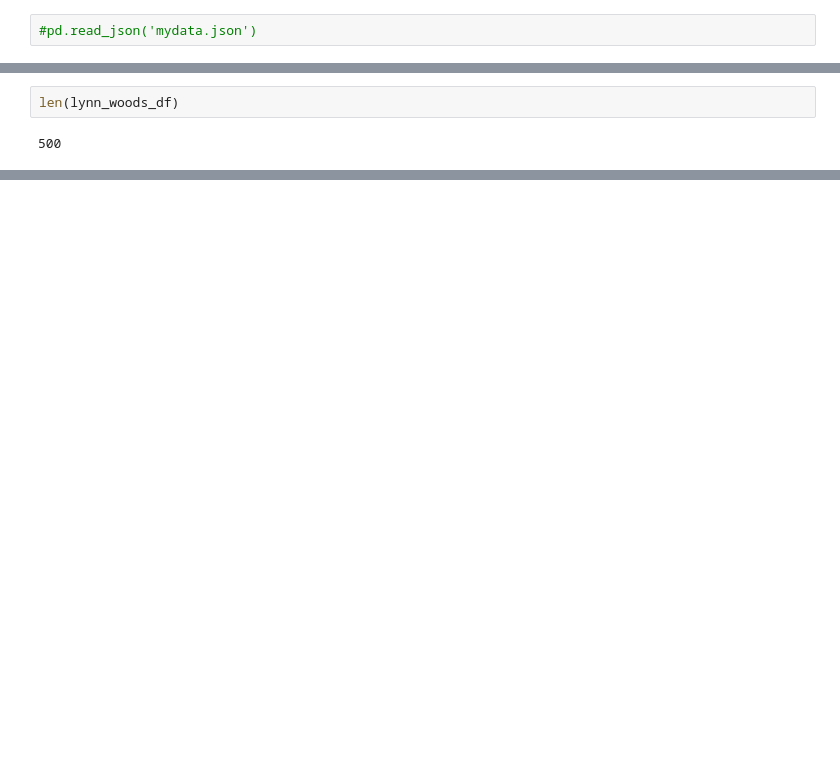
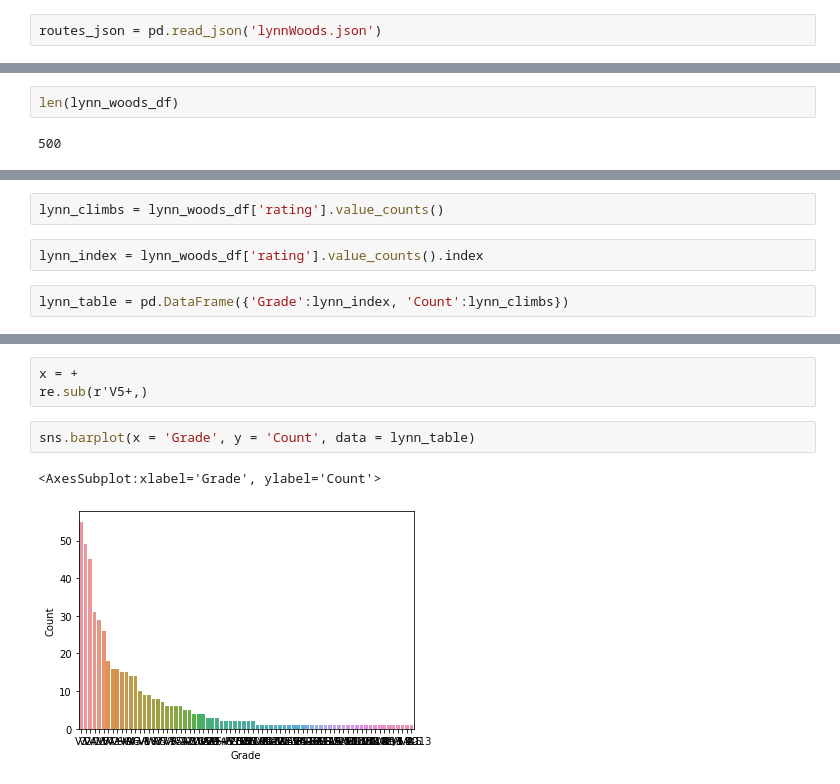
Before and after one commit to cpud/climb-plotly, a Jupyter notebook: climb_analysis.ipynb, the cells around one changed output, grey strips where cells are left out. Cells and saved outputs as stored; diff of their text form; blank space fills up the shorter version.

```diff
--- a/climb_analysis.ipynb
+++ b/climb_analysis.ipynb
@@ -139,7 +122,7 @@ with open('lynnWoods.json', 'w') as f:
 #routes_df = pd.DataFrame.from_dict(routes_json['routes'])
 #routes_df.head()
 # %%
-#pd.read_json('mydata.json')
+routes_json = pd.read_json('lynnWoods.json')
 # %%
 lynn_woods_df = json_normalize(routes_json['routes'])
 lynn_woods_df.head()
@@ -171,0 +170,6 @@ Name: rating, Length: 74, dtype: int64
+# %%
+lynn_climbs = lynn_woods_df['rating'].value_counts()
+# %%
+lynn_index = lynn_woods_df['rating'].value_counts().index
+# %%
+lynn_table = pd.DataFrame({'Grade':lynn_index, 'Count':lynn_climbs})
@@ -171,0 +190,8 @@ Name: rating, Length: 74, dtype: int64
+# %%
+x = +
+re.sub(r'V5+,)
+# %%
+sns.barplot(x = 'Grade', y = 'Count', data = lynn_table)
+# %% [output]
+<AxesSubplot:xlabel='Grade', ylabel='Count'>
+[figure, added]
```
Also changed, not shown: parts of 6 cells of this notebook.
